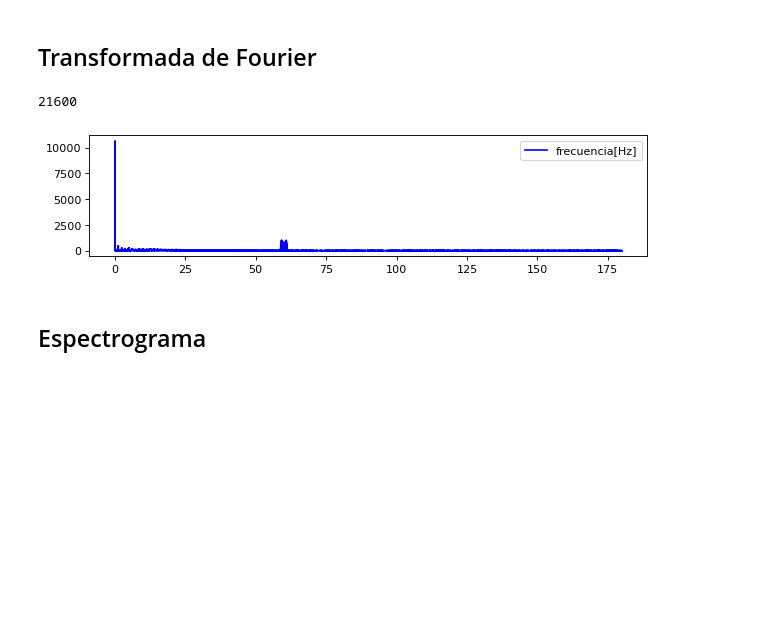
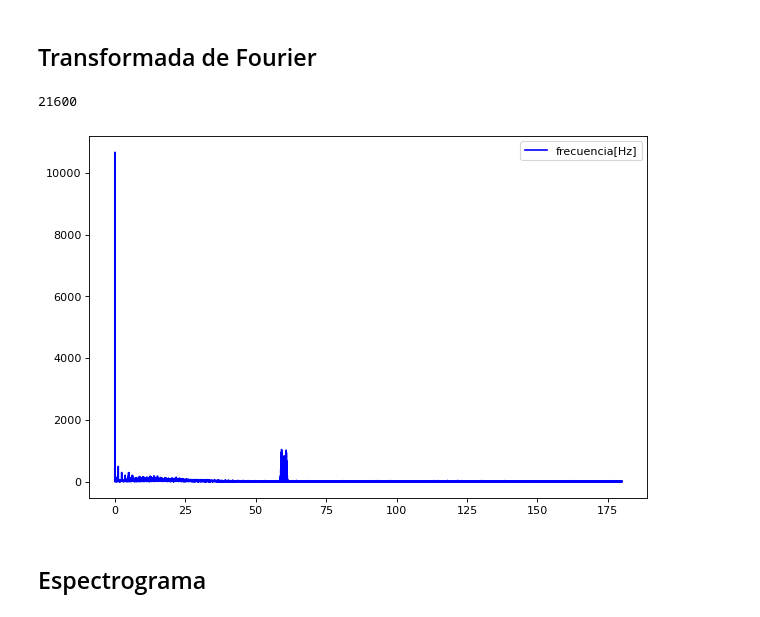
Before and after one commit to WildBenito/FiltroDeSe-ales, a Jupyter notebook: tarea2_info183.ipynb, the cells around one changed output. Cells and saved outputs as stored; diff of their text form; code cells hidden in the pictures; blank space fills up the shorter version.

```diff
--- a/tarea2_info183.ipynb
+++ b/tarea2_info183.ipynb
@@ -86,25 +90,16 @@ ax.set_ylabel('Amplitud [mV]');
 # %%
 N = len(data)
 
-print(N)
 fr = sfft.rfftfreq(n=N, d=1./Fs)
 S = np.absolute(sfft.rfft(data))
 
-#source = ColumnDataSource(data=dict(f=fr,S=SA))
-
-#p = Figure(plot_width=900, plot_height=200)
-#p.line('f', 'S', source=source, line_width=3, line_alpha=0.75)
-#p.xaxis[0].axis_label = 'Frecuencia [Hz]'
-#p.yaxis[0].axis_label = 'Espectro Amplitud'
-#show(p)
-
-plt.figure(figsize=(9,2))
+plt.figure(figsize=(9,6))
 plt.plot(fr, S, 'b-')
 plt.legend(('frecuencia[Hz]', 'S'))
 plt.show()
 # %% [output]
 21600
-[figure, old version]
+[figure, new version]
 # %% [markdown]
 ## Espectrograma
 # %%
```
Also changed, not shown: parts of 4 cells of this notebook.
